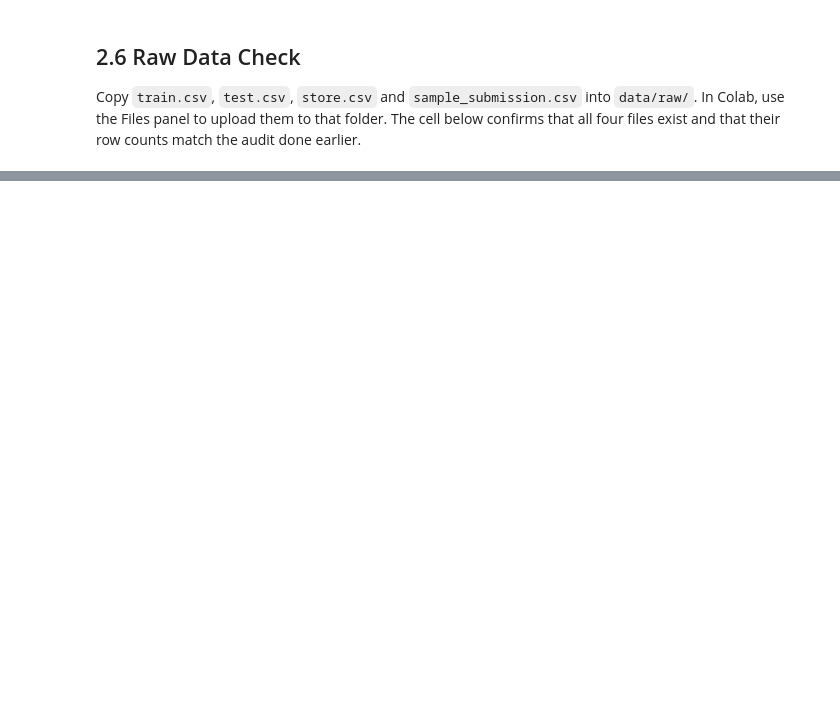
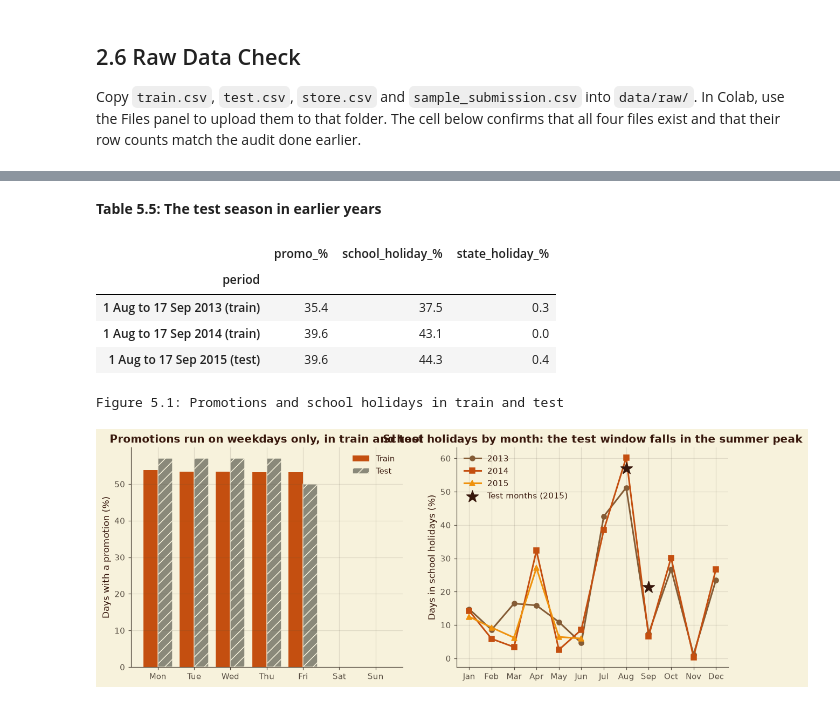
Before and after one commit to srishkyra/NEXTHIKES-IT-SOLUTIONS-Pvt.-Ltd.---PROJECT-6, a Jupyter notebook: Attempt 1.ipynb, the cells around one changed output, grey strips where cells are left out. Cells and saved outputs as stored; diff of their text form; code cells hidden in the pictures; blank space fills up the shorter version.

```diff
--- a/Attempt 1.ipynb
+++ b/Attempt 1.ipynb
@@ -733,0 +2817,72 @@ FileNotFoundError: Copy these files into /Users/kyra/Downloads/project 6/data/ra
+# %%
+# the promotion calendar: is it the same for every store?
+promo_differs_train = int((eda.groupby("Date")["Promo"].nunique() > 1).sum())
+promo_differs_test = int((test_clean.groupby("Date")["Promo"].nunique() > 1).sum())
+print(f"Dates on which stores disagree about promotions: train {promo_differs_train} of {eda['Date'].nunique()}, "
+      f"test {promo_differs_test} of {test_clean['Date'].nunique()}")
+
+# weekly rhythm: is a whole Monday-to-Friday week on promotion or off?
+week_flag = eda[eda["DayOfWeek"] == 3].groupby("Date")["Promo"].max()
+runs = (week_flag != week_flag.shift()).cumsum()
+run_lengths = week_flag.groupby(runs).agg(on_promo="first", weeks="size")
+run_summary = (run_lengths.assign(state=lambda x: np.where(x["on_promo"] == 1, "promotion weeks in a row", "off weeks in a row"))
+               .groupby(["state", "weeks"]).size().rename("times").reset_index())
+style.show_table(run_summary.set_index(["state", "weeks"]), 5, "How many weeks in a row stay on promotion (or off)")
+
+by_day = pd.DataFrame({
+    "train_promo_%": eda.groupby("DayOfWeek")["Promo"].mean() * 100,
+    "test_promo_%": test_clean.groupby("DayOfWeek")["Promo"].mean() * 100,
+    "train_open_%": eda.groupby("DayOfWeek")["Open"].mean() * 100,
+    "test_open_%": test_clean.groupby("DayOfWeek")["Open"].mean() * 100,
+    "train_school_%": eda.groupby("DayOfWeek")["SchoolHoliday"].mean() * 100,
+    "test_school_%": test_clean.groupby("DayOfWeek")["SchoolHoliday"].mean() * 100,
+}).round(1)
+by_day.index = by_day.index.map(WEEKDAY)
+style.show_table(by_day, 5, "Promotion, opening and school holidays by weekday: train vs test")
+
+store_mix = pd.DataFrame({
+    "train_stores_%": train_clean.drop_duplicates("Store")["StoreType"].value_counts(normalize=True) * 100,
+    "test_stores_%": test_clean.drop_duplicates("Store")["StoreType"].value_counts(normalize=True) * 100,
+}).round(1)
+assort_mix = pd.DataFrame({
+    "train_stores_%": train_clean.drop_duplicates("Store")["Assortment"].value_counts(normalize=True) * 100,
+    "test_stores_%": test_clean.drop_duplicates("Store")["Assortment"].value_counts(normalize=True) * 100,
+}).round(1)
+style.show_table(pd.concat({"StoreType": store_mix, "Assortment": assort_mix}), 5, "Store mix: train vs test stores")
+
+# same season in earlier years
+season = []
+for y in (2013, 2014):
+    w = train_clean[(train_clean["Date"] >= f"{y}-08-01") & (train_clean["Date"] <= f"{y}-09-17")]
+    season.append({"period": f"1 Aug to 17 Sep {y} (train)", "promo_%": 100 * w["Promo"].mean(),
+                   "school_holiday_%": 100 * w["SchoolHoliday"].mean(), "state_holiday_%": 100 * (w["StateHoliday"] != "0").mean()})
+season.append({"period": "1 Aug to 17 Sep 2015 (test)", "promo_%": 100 * test_clean["Promo"].mean(),
+               "school_holiday_%": 100 * test_clean["SchoolHoliday"].mean(),
+               "state_holiday_%": 100 * (test_clean["StateHoliday"] != "0").mean()})
+style.show_table(pd.DataFrame(season).set_index("period").round(1), 5, "The test season in earlier years")
+
+fig, axes = plt.subplots(1, 2, figsize=(13, 4.8))
+x = np.arange(1, 8)
+axes[0].bar(x - 0.2, by_day["train_promo_%"].values, width=0.4, color=PALETTE["terracotta"], label="Train")
+axes[0].bar(x + 0.2, by_day["test_promo_%"].values, width=0.4, color=PALETTE["stone"], hatch="//", edgecolor=PALETTE["cream"], label="Test")
+axes[0].set_xticks(x)
+axes[0].set_xticklabels(list(WEEKDAY.values()))
+axes[0].set_ylabel("Days with a promotion (%)")
+axes[0].set_title("Promotions run on weekdays only, in train and test")
+axes[0].legend()
+
+school_month = eda.groupby(["year", "month"])["SchoolHoliday"].mean().mul(100).unstack(0)
+markers = {2013: "o", 2014: "s", 2015: "^"}
+for y, col in zip((2013, 2014, 2015), (PALETTE["clay"], PALETTE["terracotta"], PALETTE["marigold"])):
+    s = school_month[y].dropna()
+    axes[1].plot(s.index, s.values, marker=markers[y], color=col, linewidth=2, label=f"{y}")
+test_school = test_clean.assign(month=test_clean["Date"].dt.month).groupby("month")["SchoolHoliday"].mean() * 100
+axes[1].scatter(test_school.index, test_school.values, marker="*", s=220, color=PALETTE["espresso"], zorder=4, label="Test months (2015)")
+axes[1].set_xticks(range(1, 13))
+axes[1].set_xticklabels(MONTHS)
+axes[1].set_ylabel("Days in school holidays (%)")
+axes[1].set_title("School holidays by month: the test window falls in the summer peak")
+axes[1].legend()
+style.save_figure(fig, 5, "Promotions and school holidays in train and test")
+plt.show()
+# %% [output]
@@ -733,0 +2916,8 @@ FileNotFoundError: Copy these files into /Users/kyra/Downloads/project 6/data/ra
+**Table 5.5: The test season in earlier years**
+|  | promo_% | school_holiday_% | state_holiday_% |
+| period |  |  |  |
+| 1 Aug to 17 Sep 2013 (train) | 35.4 | 37.5 | 0.3 |
+| 1 Aug to 17 Sep 2014 (train) | 39.6 | 43.1 | 0.0 |
+| 1 Aug to 17 Sep 2015 (test) | 39.6 | 44.3 | 0.4 |
+Figure 5.1: Promotions and school holidays in train and test
+[figure, added]
```
Also changed, not shown: parts of 229 cells of this notebook, 8 other files.
